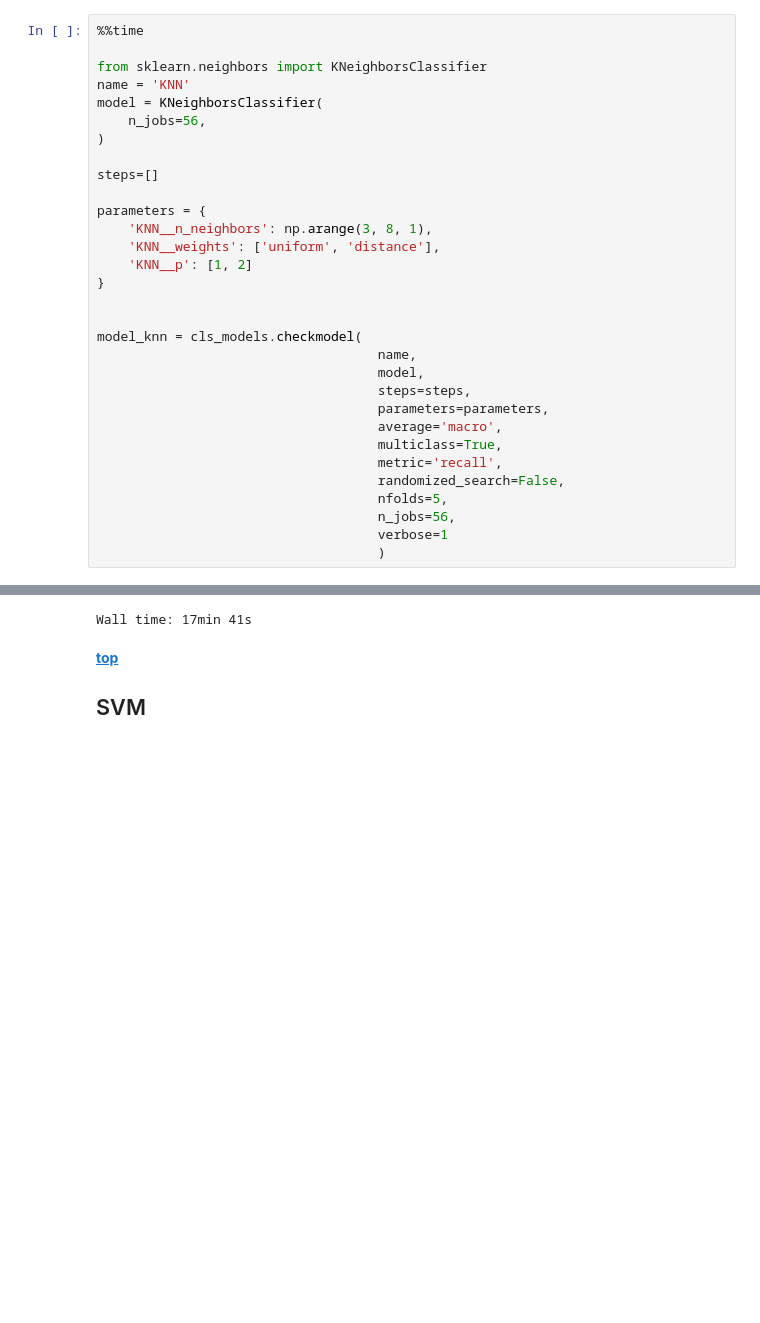
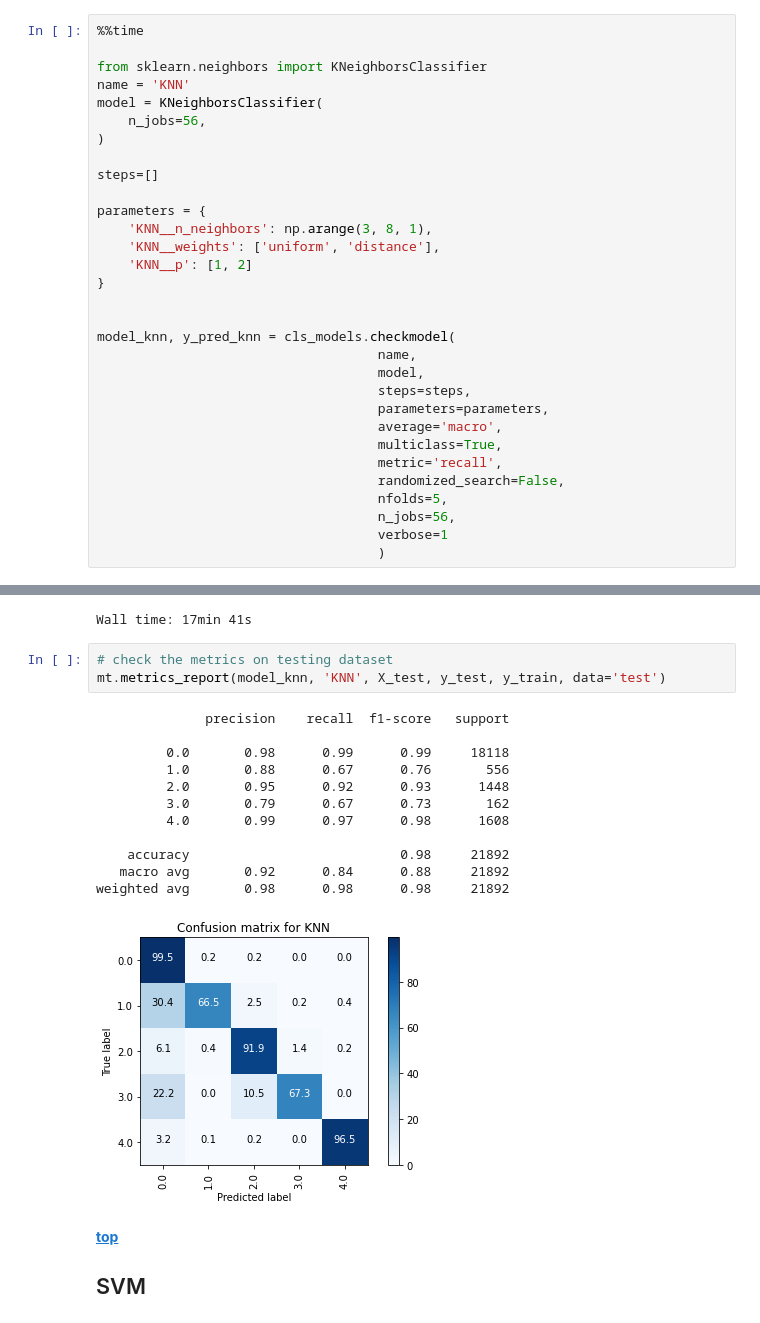
Before and after one commit to nastiag67/ecgn, a Jupyter notebook: README.ipynb, the cells around one changed output, grey strips where cells are left out. Drawn from its saved outputs; the diff is of its cells as text; blank space fills up the shorter version.

Commit message:
calculated metrics for validation and testing dataset

```diff
--- a/README.ipynb
+++ b/README.ipynb
@@ -223,7 +233,7 @@ parameters = {
 }
 
 
-model_knn = cls_models.checkmodel(
+model_knn, y_pred_knn = cls_models.checkmodel(
                                     name,
                                     model,
                                     steps=steps,
@@ -250,6 +260,22 @@ Accuracy on train data: 1.0
 Accuracy on test data: 0.9769
 [figure]
 Wall time: 17min 41s
+# %%
+# check the metrics on testing dataset
+mt.metrics_report(model_knn, 'KNN', X_test, y_test, y_train, data='test')
+# %% [output]
+              precision    recall  f1-score   support
+
+         0.0       0.98      0.99      0.99     18118
+         1.0       0.88      0.67      0.76       556
+         2.0       0.95      0.92      0.93      1448
+         3.0       0.79      0.67      0.73       162
+         4.0       0.99      0.97      0.98      1608
+
+    accuracy                           0.98     21892
+   macro avg       0.92      0.84      0.88     21892
+weighted avg       0.98      0.98      0.98     21892
+[figure, added]
 # %% [markdown]
 __[top](#Contents)__
 
```
Also changed, not shown: parts of 29 cells of this notebook, 51 other files.
